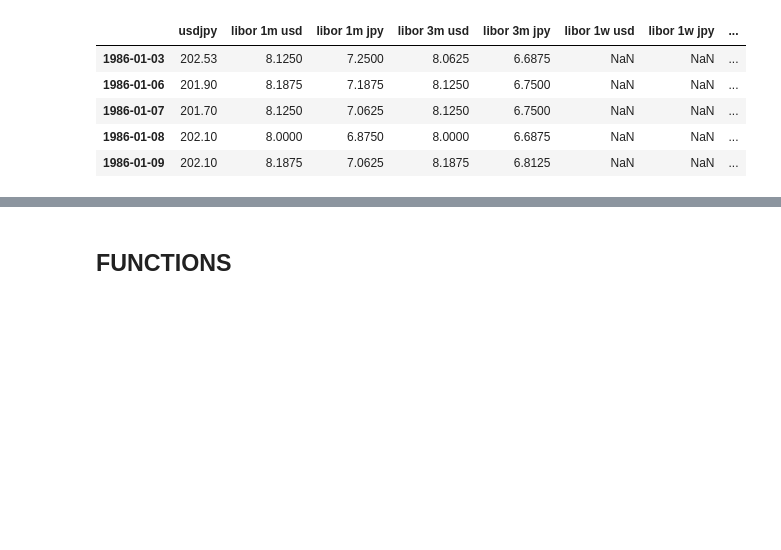
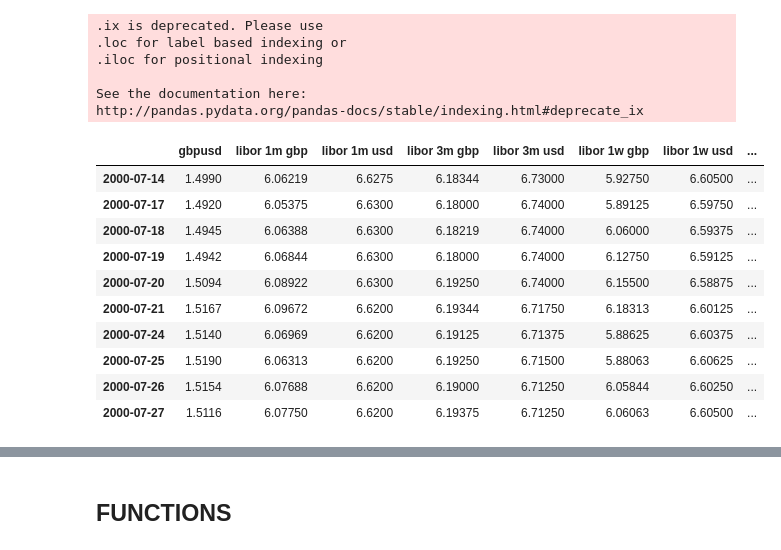
Before and after one commit to giobignardi/cip, a Jupyter notebook: script_CIP.ipynb, the cells around one changed output, grey strips where cells are left out. Cells and saved outputs as stored; diff of their text form; code cells hidden in the pictures; blank space fills up the shorter version.

```diff
--- a/script_CIP.ipynb
+++ b/script_CIP.ipynb
@@ -94,0 +85,6 @@ gbpusd.getQuotes()
+# %%
+gbpusd=CurrencyPair('gbpusd')
+eurusd=CurrencyPair('eurusd')
+usdjpy=CurrencyPair('usdjpy')
+#chfusd=CurrencyPair('chfusd')
+#audusd=CurrencyPair('audusd')
@@ -97,14 +101,28 @@ gbpusd.apply_cip_dev()
 # %%
 gbpusd.apply_last_bench()
+eurusd.apply_last_bench()
+usdjpy.apply_last_bench()
+# %% [output]
+.ix is deprecated. Please use
+.loc for label based indexing or
+.iloc for positional indexing
+
+See the documentation here:
+http://pandas.pydata.org/pandas-docs/stable/indexing.html#deprecate_ix
 # %%
-gbpusd.df.head()
+gbpusd.df[3500:3510]
 # %% [output]
-|  | usdjpy | libor 1m usd | libor 1m jpy | libor 3m usd | libor 3m jpy | libor 1w usd | libor 1w jpy | ... |
-| 1986-01-03 | 202.53 | 8.1250 | 7.2500 | 8.0625 | 6.6875 | NaN | NaN | ... |
-| 1986-01-06 | 201.90 | 8.1875 | 7.1875 | 8.1250 | 6.7500 | NaN | NaN | ... |
-| 1986-01-07 | 201.70 | 8.1250 | 7.0625 | 8.1250 | 6.7500 | NaN | NaN | ... |
-| 1986-01-08 | 202.10 | 8.0000 | 6.8750 | 8.0000 | 6.6875 | NaN | NaN | ... |
-| 1986-01-09 | 202.10 | 8.1875 | 7.0625 | 8.1875 | 6.8125 | NaN | NaN | ... |
+|  | gbpusd | libor 1m gbp | libor 1m usd | libor 3m gbp | libor 3m usd | libor 1w gbp | libor 1w usd | ... |
+| 2000-07-14 | 1.4990 | 6.06219 | 6.6275 | 6.18344 | 6.73000 | 5.92750 | 6.60500 | ... |
+| 2000-07-17 | 1.4920 | 6.05375 | 6.6300 | 6.18000 | 6.74000 | 5.89125 | 6.59750 | ... |
+| 2000-07-18 | 1.4945 | 6.06388 | 6.6300 | 6.18219 | 6.74000 | 6.06000 | 6.59375 | ... |
+| 2000-07-19 | 1.4942 | 6.06844 | 6.6300 | 6.18000 | 6.74000 | 6.12750 | 6.59125 | ... |
+| 2000-07-20 | 1.5094 | 6.08922 | 6.6300 | 6.19250 | 6.74000 | 6.15500 | 6.58875 | ... |
+| 2000-07-21 | 1.5167 | 6.09672 | 6.6200 | 6.19344 | 6.71750 | 6.18313 | 6.60125 | ... |
+| 2000-07-24 | 1.5140 | 6.06969 | 6.6200 | 6.19125 | 6.71375 | 5.88625 | 6.60375 | ... |
+| 2000-07-25 | 1.5190 | 6.06313 | 6.6200 | 6.19250 | 6.71500 | 5.88063 | 6.60625 | ... |
+| 2000-07-26 | 1.5154 | 6.07688 | 6.6200 | 6.19000 | 6.71250 | 6.05844 | 6.60250 | ... |
+| 2000-07-27 | 1.5116 | 6.07750 | 6.6200 | 6.19375 | 6.71250 | 6.06063 | 6.60500 | ... |
 # %%
 gbpusd.apply_RandomForestReg()
 # %% [output]
```
Also changed, not shown: parts of 14 cells of this notebook.
